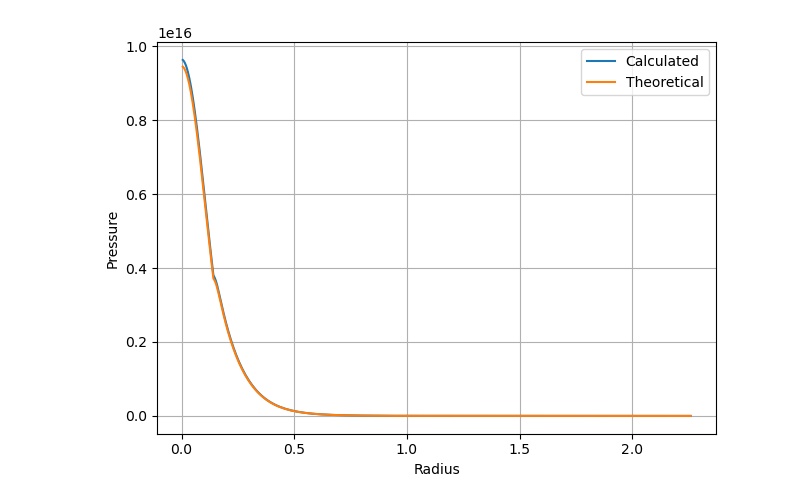
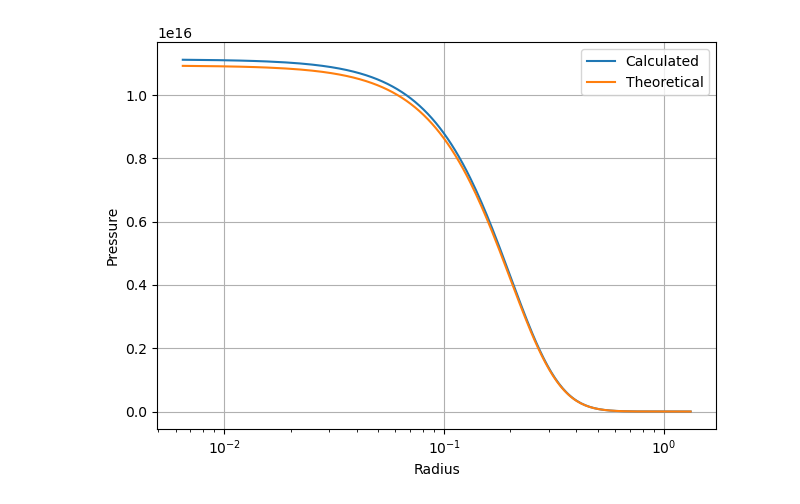
Before and after one commit to pathakis/Modelling-the-Lives-of-Stars, a Jupyter notebook: Task_3_5.ipynb, the cells around one changed output. Saved outputs shown, nothing was run; the diff lists cells and outputs as text; code cells hidden in the pictures.

```diff
--- a/Task_3_5.ipynb
+++ b/Task_3_5.ipynb
@@ -75,7 +75,7 @@ col_names_extended = ['Lagrangian mass coordinate (M0)',
 data_1_5 = pd.read_fwf('Data1_5/Data0_01/summary_SI.txt', names=col_names, index_col=0)
 data_20 = pd.read_fwf('Data20/Data0_01/summary_SI.txt', names=col_names, index_col=0)
 
-data_1_5_extended = pd.read_fwf('Data1_5/Data0_01/Detailed/structure_00100.txt', names=col_names_extended)
+data_1_5_extended = pd.read_fwf('Data1_5/Data0_01/Detailed/structure_00000.txt', names=col_names_extended)
 data_20_extended = pd.read_fwf('Data20/Data0_01/Detailed/structure_00000.txt', names=col_names_extended)
 # %%
 k = 1.38 * 1e-23
@@ -133,13 +148,13 @@ plt.tight_layout();
 # %%
 plt.plot(data_1_5_extended['Radius coordinate (R0)'], P_ion(data_1_5_extended), label='Calculated')
 plt.plot(data_1_5_extended['Radius coordinate (R0)'], data_1_5_extended['Total pressure (N m-2)']-data_1_5_extended['Electron pressure (N m-2)']-data_1_5_extended['Radiation pressure (N m-2)'], label='Theoretical')
-# plt.xscale('log')
+plt.xscale('log')
 
 plt.xlabel('Radius')
 plt.ylabel('Pressure')
 
 plt.legend()
 plt.grid()
 plt.tight_layout();
 # %% [output]
-[figure, old version]
+[figure, new version]
```
Also changed, not shown: parts of 4 cells of this notebook, 1 other file.
